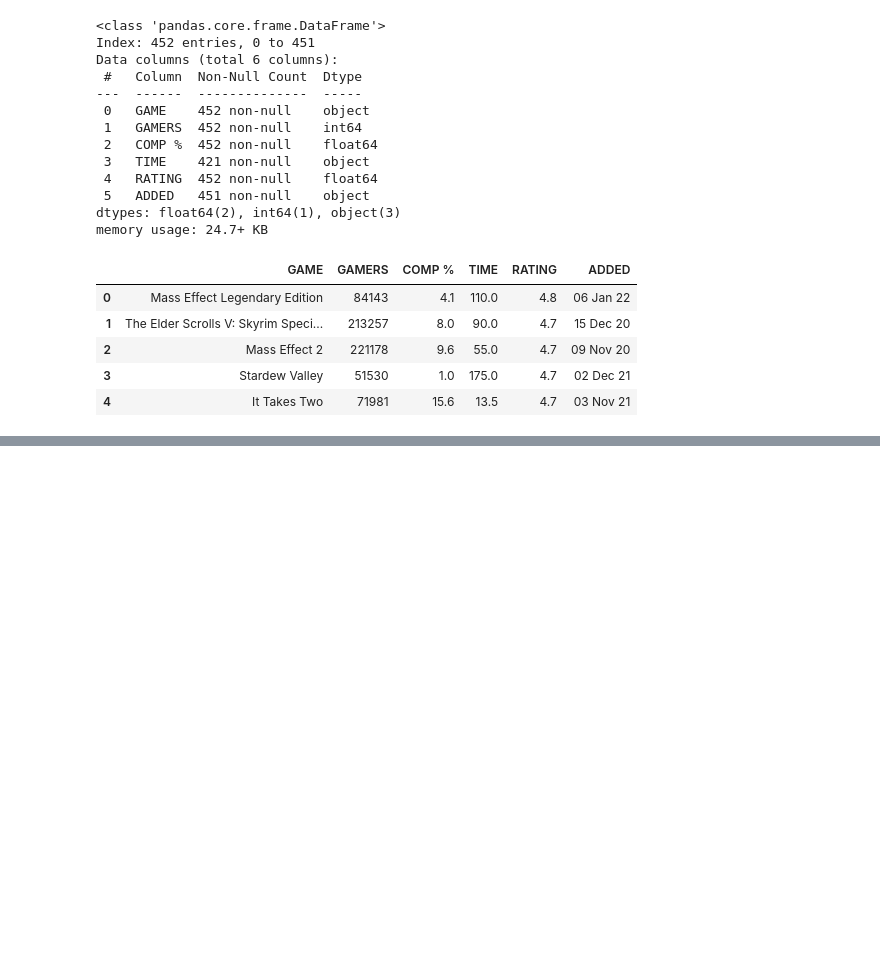
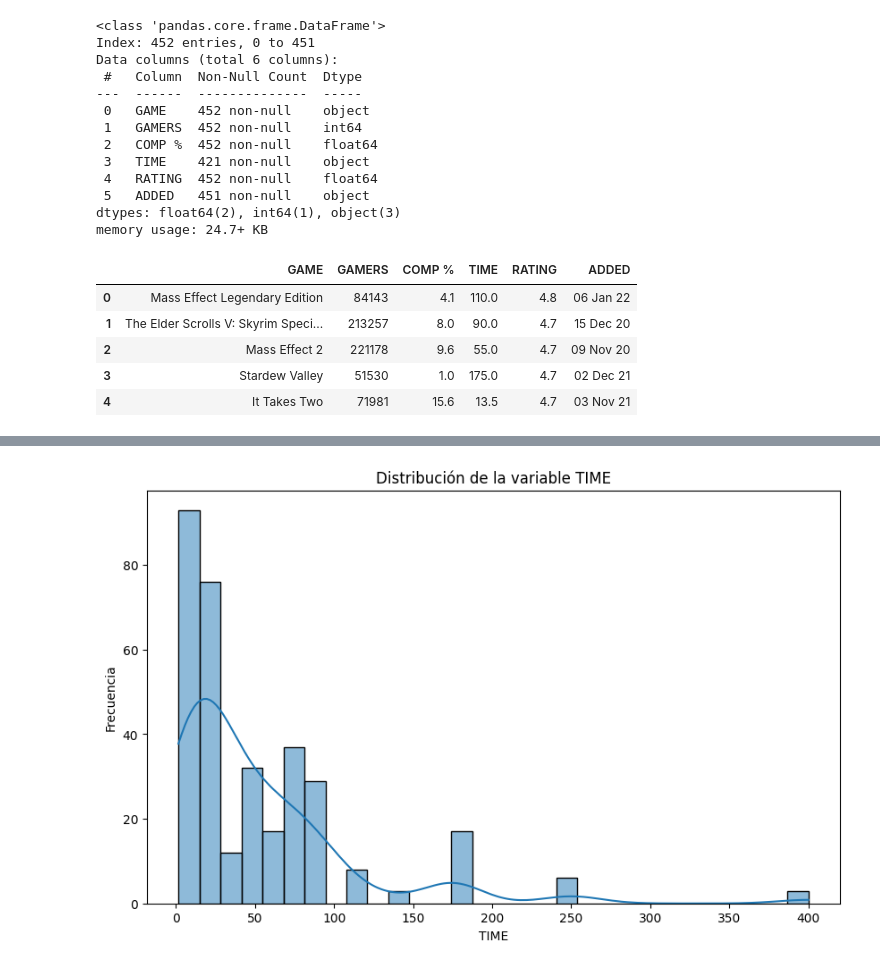
Before and after one commit to RisaacSBolivar/EDA_AprovechamientoXboxGP, a Jupyter notebook: src/notebooks/analisis.ipynb, the cells around one changed output, grey strips where cells are left out. Cells and saved outputs as stored; diff of their text form; code cells hidden in the pictures; blank space fills up the shorter version.

Commit message:
Data clean
Se limpiaron los datos, tratando nulos, cambiando  formatos y se conservaron las columnas que se usaran en el análisis.

```diff
--- a/src/notebooks/analisis.ipynb
+++ b/src/notebooks/analisis.ipynb
@@ -122,0 +135,4 @@ df_gamepass.head()
+# %%
+#Se eliminan las columnas que no se van a utilizar
+df_metacritic = df_metacritic.drop(columns=[cons.ID, cons.PLATFORM, cons.SORT_NO, cons.SUMMARY])
+df_metacritic.head()
@@ -122,0 +160,5 @@ df_gamepass.head()
+# %%
+df_metacritic[cons.TITLE] = df_metacritic[cons.TITLE].str.lower()
+df_gamepass[cons.GAME] = df_gamepass[cons.GAME].str.lower()
+df_merged = pd.merge(df_metacritic, df_gamepass, left_on='title', right_on=cons.GAME, how='inner')
+df_merged.head()
@@ -122,0 +192,3 @@ df_gamepass.head()
+# %%
+df_merged = df_merged.drop_duplicates()
+df_merged.info()
@@ -122,0 +235,3 @@ df_gamepass.head()
+# %%
+df_merged = df_merged.sort_values(by=[cons.USER_SCORE, cons.COMP, cons.METASCORE], ascending=False).drop_duplicates(subset=cons.TITLE, keep='first')
+df_merged.info()
@@ -122,0 +276,9 @@ df_gamepass.head()
+# %%
+plt.figure(figsize=(10, 6))
+sns.histplot(df_merged[cons.TIME].dropna(), bins=30, kde=True)
+plt.title('Distribución de la variable TIME')
+plt.xlabel('TIME')
+plt.ylabel('Frecuencia')
+plt.show()
+# %% [output]
+[figure, added]
```
Also changed, not shown: parts of 30 cells of this notebook, 2 other files.
